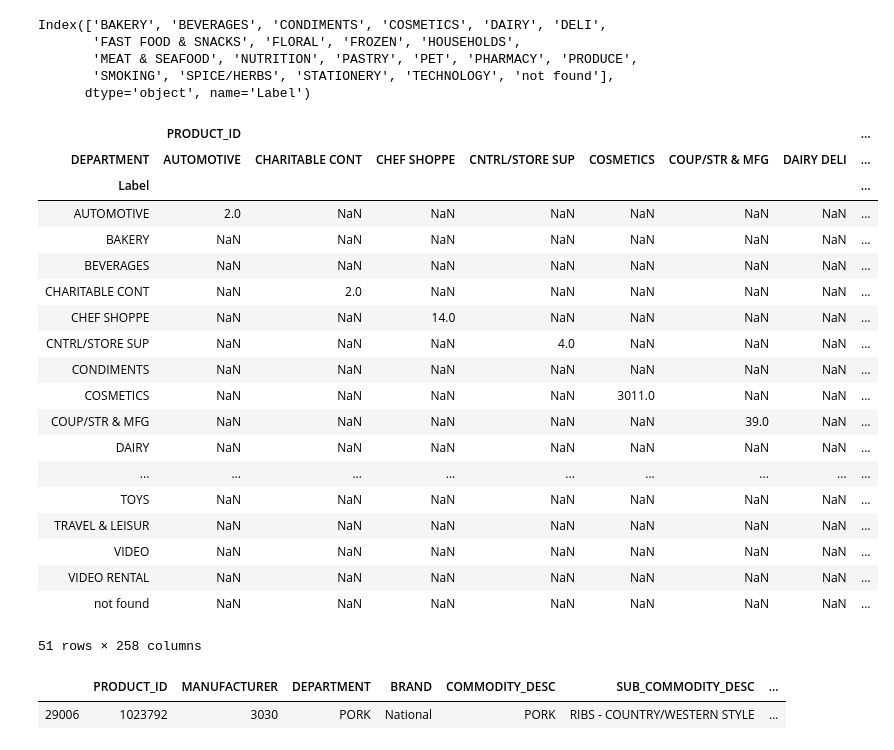
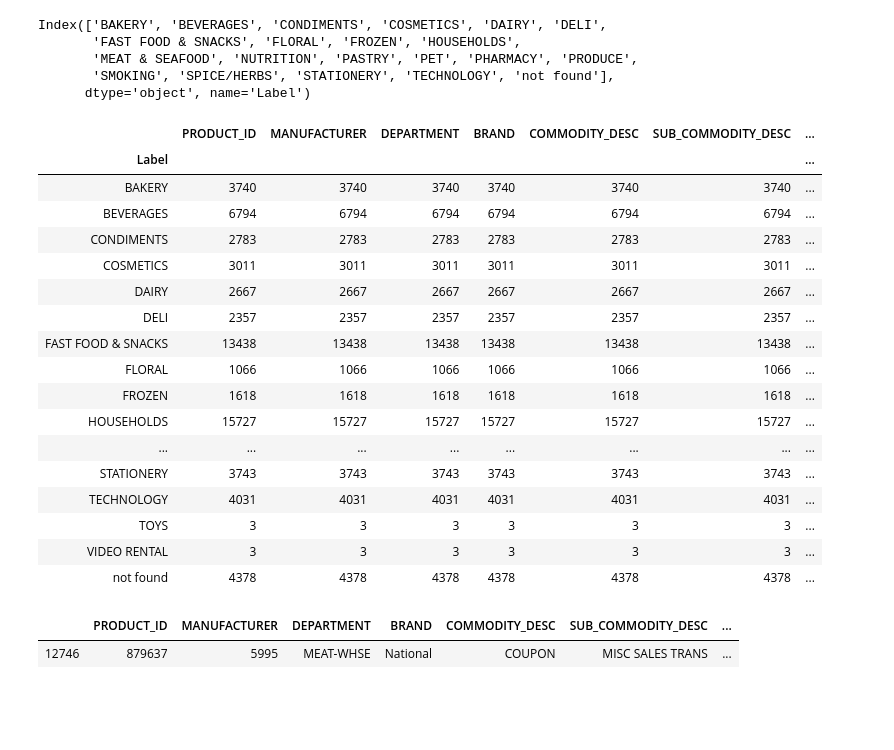
Before and after one commit to marvande/epfl-ada-2019-data-analysis, a Jupyter notebook: code/Products.ipynb, the cells around one changed output. Cells and saved outputs as stored; diff of their text form; code cells hidden in the pictures; blank space fills up the shorter version.

```diff
--- a/code/Products.ipynb
+++ b/code/Products.ipynb
@@ -494,30 +520,28 @@ Index(['BAKERY', 'BEVERAGES', 'CONDIMENTS', 'COSMETICS', 'DAIRY', 'DELI',
        'SMOKING', 'SPICE/HERBS', 'STATIONERY', 'TECHNOLOGY', 'not found'],
       dtype='object', name='Label')
 # %%
-product.groupby(by= ['Label','DEPARTMENT']).count().unstack()
+product.groupby('Label').count()
 # %% [output]
-|  | PRODUCT_ID |  |  |  |  |  |  | ... |
-| DEPARTMENT | AUTOMOTIVE | CHARITABLE CONT | CHEF SHOPPE | CNTRL/STORE SUP | COSMETICS | COUP/STR & MFG | DAIRY DELI | ... |
-| Label |  |  |  |  |  |  |  | ... |
-| AUTOMOTIVE | 2.0 | NaN | NaN | NaN | NaN | NaN | NaN | ... |
-| BAKERY | NaN | NaN | NaN | NaN | NaN | NaN | NaN | ... |
-| BEVERAGES | NaN | NaN | NaN | NaN | NaN | NaN | NaN | ... |
-| CHARITABLE CONT | NaN | 2.0 | NaN | NaN | NaN | NaN | NaN | ... |
-| CHEF SHOPPE | NaN | NaN | 14.0 | NaN | NaN | NaN | NaN | ... |
-| CNTRL/STORE SUP | NaN | NaN | NaN | 4.0 | NaN | NaN | NaN | ... |
-| CONDIMENTS | NaN | NaN | NaN | NaN | NaN | NaN | NaN | ... |
-| COSMETICS | NaN | NaN | NaN | NaN | 3011.0 | NaN | NaN | ... |
-| COUP/STR & MFG | NaN | NaN | NaN | NaN | NaN | 39.0 | NaN | ... |
-| DAIRY | NaN | NaN | NaN | NaN | NaN | NaN | NaN | ... |
-| ... | ... | ... | ... | ... | ... | ... | ... | ... |
-| TOYS | NaN | NaN | NaN | NaN | NaN | NaN | NaN | ... |
-| TRAVEL & LEISUR | NaN | NaN | NaN | NaN | NaN | NaN | NaN | ... |
-| VIDEO | NaN | NaN | NaN | NaN | NaN | NaN | NaN | ... |
-| VIDEO RENTAL | NaN | NaN | NaN | NaN | NaN | NaN | NaN | ... |
-| not found | NaN | NaN | NaN | NaN | NaN | NaN | NaN | ... |
+|  | PRODUCT_ID | MANUFACTURER | DEPARTMENT | BRAND | COMMODITY_DESC | SUB_COMMODITY_DESC | ... |
+| Label |  |  |  |  |  |  | ... |
+| BAKERY | 3740 | 3740 | 3740 | 3740 | 3740 | 3740 | ... |
+| BEVERAGES | 6794 | 6794 | 6794 | 6794 | 6794 | 6794 | ... |
+| CONDIMENTS | 2783 | 2783 | 2783 | 2783 | 2783 | 2783 | ... |
+| COSMETICS | 3011 | 3011 | 3011 | 3011 | 3011 | 3011 | ... |
+| DAIRY | 2667 | 2667 | 2667 | 2667 | 2667 | 2667 | ... |
+| DELI | 2357 | 2357 | 2357 | 2357 | 2357 | 2357 | ... |
+| FAST FOOD & SNACKS | 13438 | 13438 | 13438 | 13438 | 13438 | 13438 | ... |
+| FLORAL | 1066 | 1066 | 1066 | 1066 | 1066 | 1066 | ... |
+| FROZEN | 1618 | 1618 | 1618 | 1618 | 1618 | 1618 | ... |
+| HOUSEHOLDS | 15727 | 15727 | 15727 | 15727 | 15727 | 15727 | ... |
+| ... | ... | ... | ... | ... | ... | ... | ... |
+| STATIONERY | 3743 | 3743 | 3743 | 3743 | 3743 | 3743 | ... |
+| TECHNOLOGY | 4031 | 4031 | 4031 | 4031 | 4031 | 4031 | ... |
+| TOYS | 3 | 3 | 3 | 3 | 3 | 3 | ... |
+| VIDEO RENTAL | 3 | 3 | 3 | 3 | 3 | 3 | ... |
+| not found | 4378 | 4378 | 4378 | 4378 | 4378 | 4378 | ... |
-51 rows × 258 columns
 # %%
-product[product['DEPARTMENT']== 'PORK']
+product.loc[product['DEPARTMENT']== 'MEAT-WHSE']
 # %% [output]
 |  | PRODUCT_ID | MANUFACTURER | DEPARTMENT | BRAND | COMMODITY_DESC | SUB_COMMODITY_DESC | ... |
-| 29006 | 1023792 | 3030 | PORK | National | PORK | RIBS - COUNTRY/WESTERN STYLE | ... |
+| 12746 | 879637 | 5995 | MEAT-WHSE | National | COUPON | MISC SALES TRANS | ... |
```
Also changed, not shown: parts of 1 cell of this notebook.
